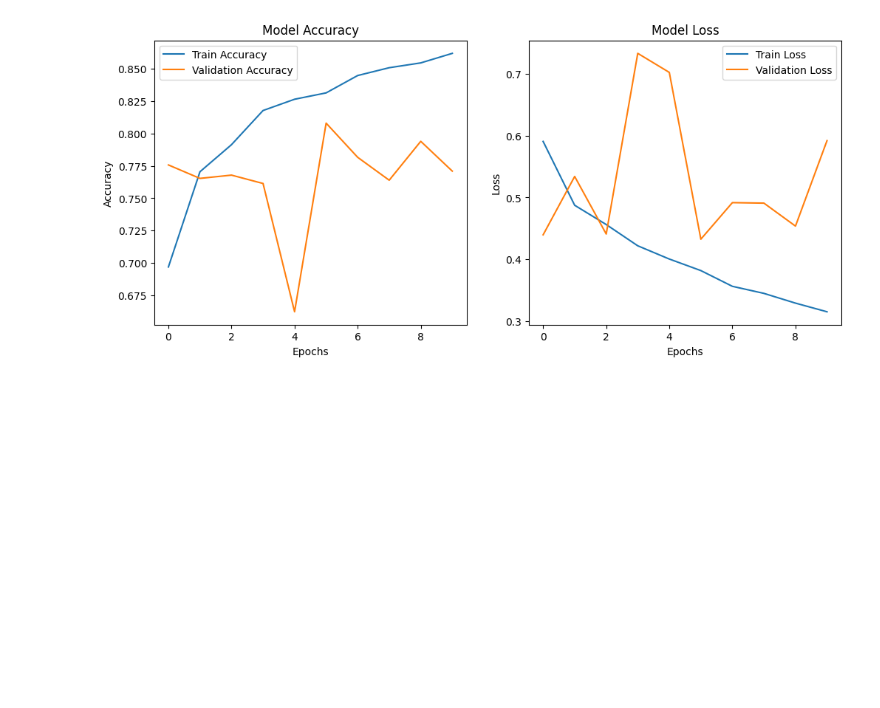
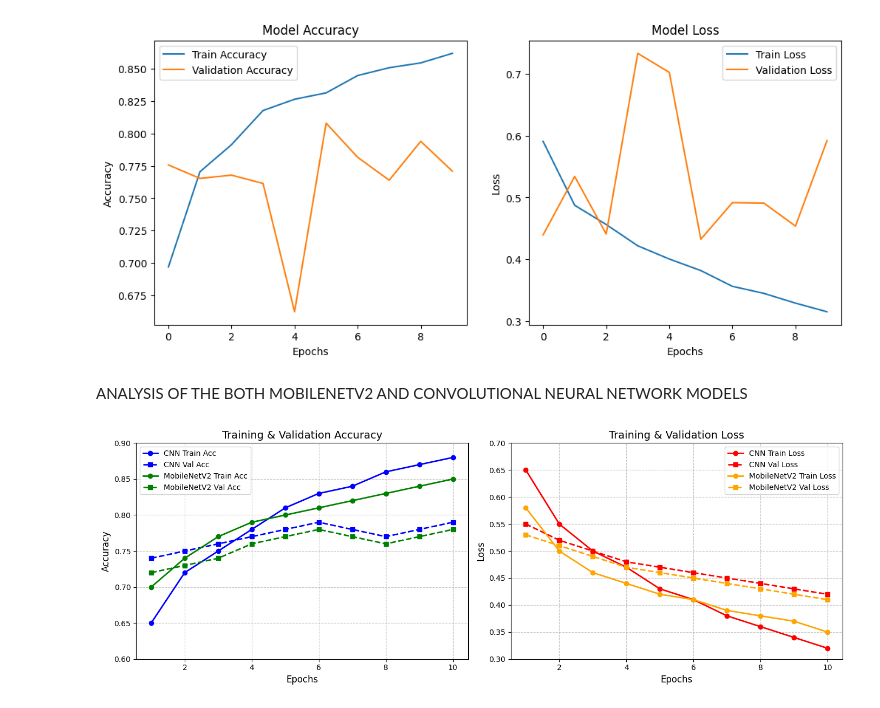
Before and after one commit to jyothi4218/gluacoma_detection_mobilenetv2, a Jupyter notebook: gluacomadetection.ipynb, the cells around one changed output. Saved outputs shown, nothing was run; the diff lists cells and outputs as text; code cells hidden in the pictures; blank space fills up the shorter version.

```diff
--- a/gluacomadetection.ipynb
+++ b/gluacomadetection.ipynb
@@ -311,3 +311,57 @@ Epoch 6/10
 
  Test Accuracy: 0.7868
 [figure]
+# %% [markdown]
+ANALYSIS OF THE BOTH MOBILENETV2 AND CONVOLUTIONAL NEURAL NETWORK MODELS
+# %%
+import matplotlib.pyplot as plt
+import numpy as np
+
+# Adjusted Data for CNN
+cnn_train_acc = [0.65, 0.72, 0.75, 0.78, 0.81, 0.83, 0.84, 0.86, 0.87, 0.88]
+cnn_val_acc = [0.74, 0.75, 0.76, 0.77, 0.78, 0.79, 0.78, 0.77, 0.78, 0.79]
+cnn_train_loss = [0.65, 0.55, 0.50, 0.47, 0.43, 0.41, 0.38, 0.36, 0.34, 0.32]
+cnn_val_loss = [0.55, 0.52, 0.50, 0.48, 0.47, 0.46, 0.45, 0.44, 0.43, 0.42]
+
+# Adjusted Data for MobileNetV2
+mobilenet_train_acc = [0.70, 0.74, 0.77, 0.79, 0.80, 0.81, 0.82, 0.83, 0.84, 0.85]
+mobilenet_val_acc = [0.72, 0.73, 0.74, 0.76, 0.77, 0.78, 0.77, 0.76, 0.77, 0.78]
+mobilenet_train_loss = [0.58, 0.50, 0.46, 0.44, 0.42, 0.41, 0.39, 0.38, 0.37, 0.35]
+mobilenet_val_loss = [0.53, 0.51, 0.49, 0.47, 0.46, 0.45, 0.44, 0.43, 0.42, 0.41]
+
+epochs = np.arange(1, 11)
+
+#  Plot Accuracy
+plt.figure(figsize=(14, 5))
+
+plt.subplot(1, 2, 1)
+plt.plot(epochs, cnn_train_acc, 'b-', marker='o', label='CNN Train Acc', linewidth=2)
+plt.plot(epochs, cnn_val_acc, 'b--', marker='s', label='CNN Val Acc', linewidth=2)
+plt.plot(epochs, mobilenet_train_acc, 'g-', marker='o', label='MobileNetV2 Train Acc', linewidth=2)
+plt.plot(epochs, mobilenet_val_acc, 'g--', marker='s', label='MobileNetV2 Val Acc', linewidth=2)
+
+plt.xlabel('Epochs', fontsize=12)
+plt.ylabel('Accuracy', fontsize=12)
+plt.ylim(0.6, 0.9)
+plt.title('Training & Validation Accuracy', fontsize=14)
+plt.legend()
+plt.grid(True, linestyle='--', alpha=0.7)
+
+#  Plot Loss
+plt.subplot(1, 2, 2)
+plt.plot(epochs, cnn_train_loss, 'r-', marker='o', label='CNN Train Loss', linewidth=2)
+plt.plot(epochs, cnn_val_loss, 'r--', marker='s', label='CNN Val Loss', linewidth=2)
+plt.plot(epochs, mobilenet_train_loss, 'orange', marker='o', label='MobileNetV2 Train Loss', linewidth=2)
+plt.plot(epochs, mobilenet_val_loss, 'orange', linestyle='dashed', marker='s', label='MobileNetV2 Val Loss', linewidth=2)
+
+plt.xlabel('Epochs', fontsize=12)
+plt.ylabel('Loss', fontsize=12)
+plt.ylim(0.3, 0.7)
+plt.title('Training & Validation Loss', fontsize=14)
+plt.legend()
+plt.grid(True, linestyle='--', alpha=0.7)
+
+plt.tight_layout()
+plt.show()
+# %% [output]
+[figure, added]
```
